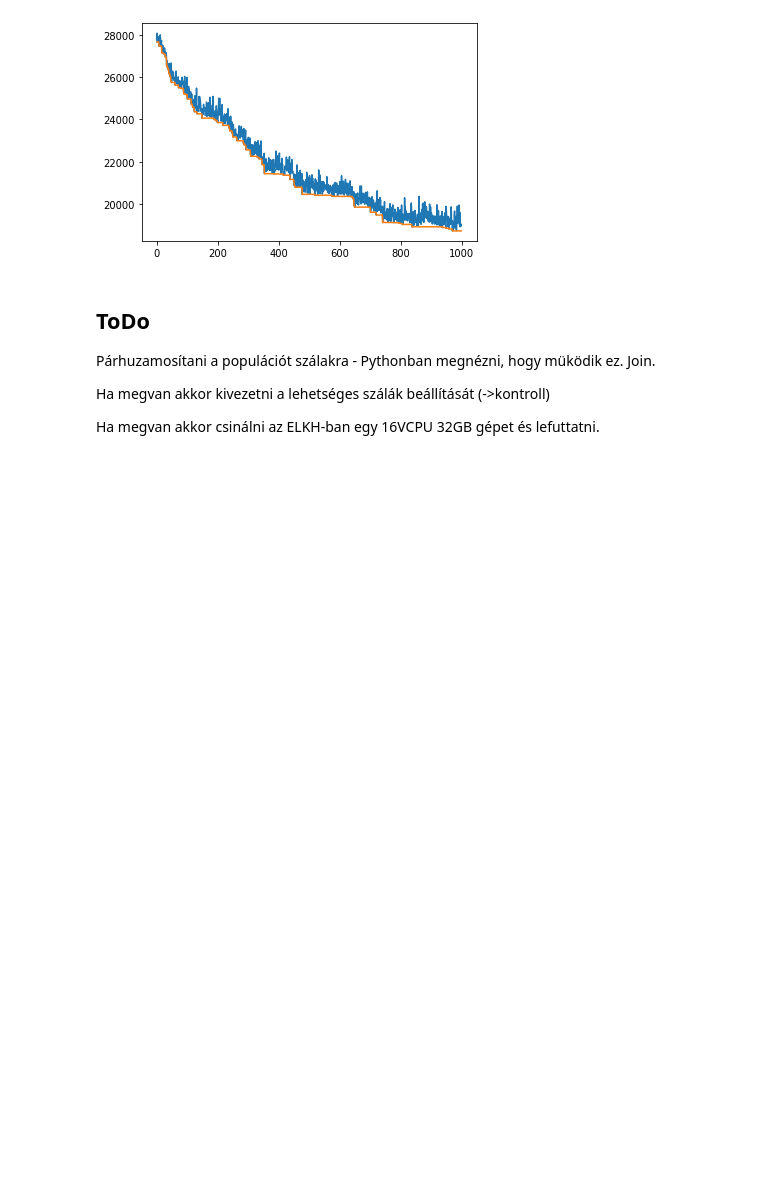
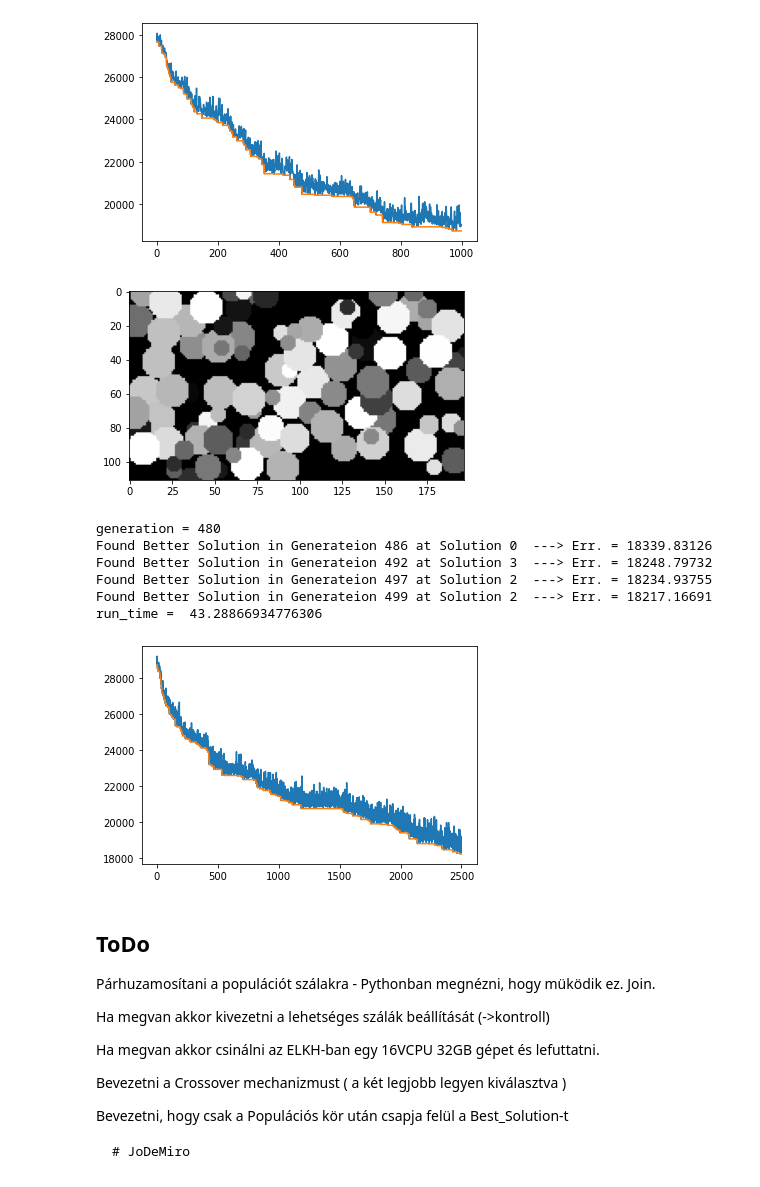
Before and after one commit to JoDeMiro/LuaLisa, a Jupyter notebook: Lua_Lisa_04_Generation.ipynb, the cells around one changed output. Cells and saved outputs as stored; diff of their text form; code cells hidden in the pictures; blank space fills up the shorter version.

Commit message:
Selection Rate intorduced

````diff
--- a/Lua_Lisa_04_Generation.ipynb
+++ b/Lua_Lisa_04_Generation.ipynb
@@ -430,6 +430,48 @@ Found Better Solution in Generateion 191 at Solution 3  ---> Err. = 18819.90188
 Found Better Solution in Generateion 194 at Solution 0  ---> Err. = 18731.80496
 run_time =  18.368700742721558
 [figure]
+# %%
+# Get shape of original image
+height, width = gray.shape[0], gray.shape[1]
+print('w:', width, 'h:', height)
+
+# ------- Circle parameters -------------
+number_of_cirles = 100
+min_circle_radius = 5
+max_circle_radius = 10
+
+# ------- Evoltuion paramters -----------
+
+rf_r = 10                                # <-- ennyivel tudja módosítani +/- az _r értékét a mutációval  ---> row pozíció (vagy y cord) módosítója
+rf_c = 5                                # <-- ennyivel tudja módosítani +/- az _c értékét a mutációval  ---> col pozíció (vagy x cord) módosítója
+rf_rr = 3                                # <-- ennyivel tudja módosítani +/- az _rr és a _cr érétkét a mutációval    ---> radius módosítója
+rf_v = 0.25                              # <-- ennyivel tudja módosítani +6- a  _value értékét
+
+# ------- Evoltuion paramters -----------
+print_every_solution_result  = False
+show_time = 20
+
+
+# ------- Run evolution ----------------
+
+evolution = Evolution(original_image = gray)
+
+evolution.setup_evolution(rf_r, rf_c, rf_rr, rf_v)
+
+evolution.init_solution(number_of_cirles, min_circle_radius, max_circle_radius)
+
+evolution.run_evolution(generation = 500, population = 5, selection_rate = 0.1, show_time = 20)
+
+evolution.show_history()
+# %% [output]
+[figure, added]
+generation = 480
+Found Better Solution in Generateion 486 at Solution 0  ---> Err. = 18339.83126
+Found Better Solution in Generateion 492 at Solution 3  ---> Err. = 18248.79732
+Found Better Solution in Generateion 497 at Solution 2  ---> Err. = 18234.93755
+Found Better Solution in Generateion 499 at Solution 2  ---> Err. = 18217.16691
+run_time =  43.28866934776306
+[figure, added]
 # %% [markdown]
 ## ToDo
 
@@ -438,3 +480,12 @@ Párhuzamosítani a populációt szálakra - Pythonban megnézni, hogy müködik
 Ha megvan akkor kivezetni a lehetséges szálák beállítását (->kontroll)
 
 Ha megvan akkor csinálni az ELKH-ban egy 16VCPU 32GB gépet és lefuttatni.
+
+Bevezetni a Crossover mechanizmust ( a két legjobb legyen kiválasztva )
+
+Bevezetni, hogy csak a Populációs kör után csapja felül a Best_Solution-t
+
+
+```
+# JoDeMiro
+```
````
